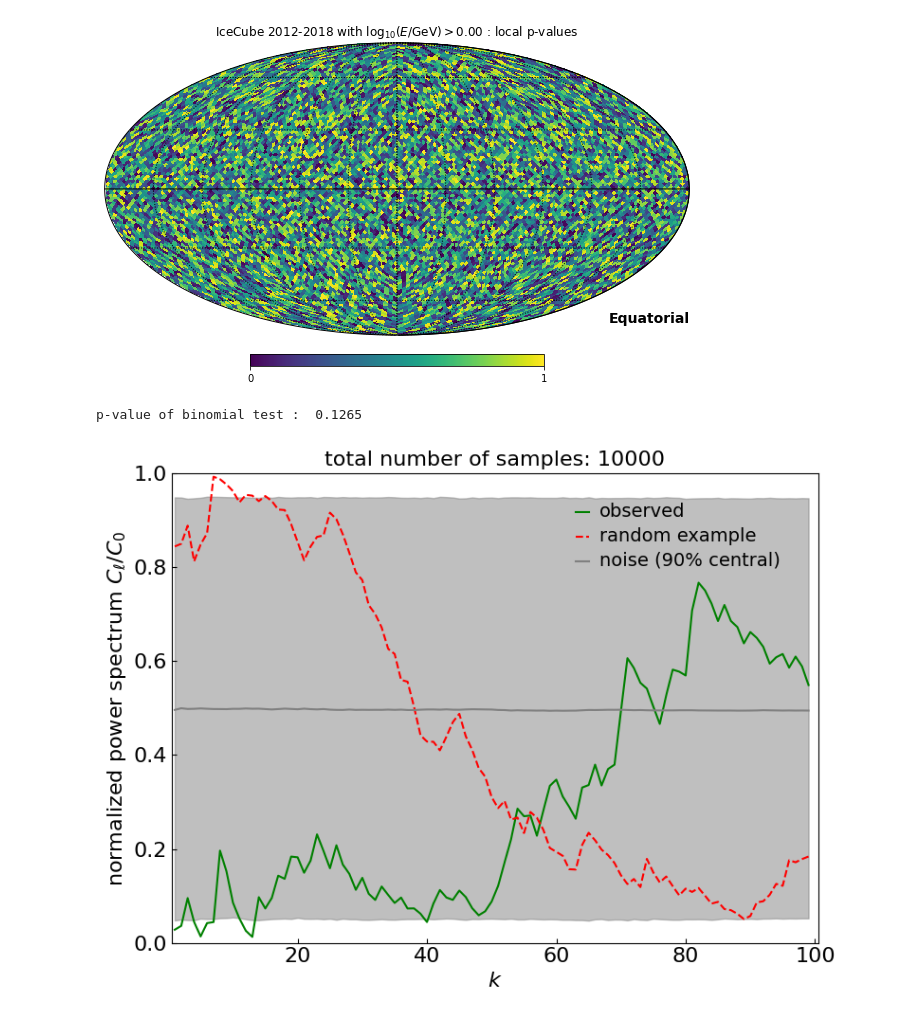
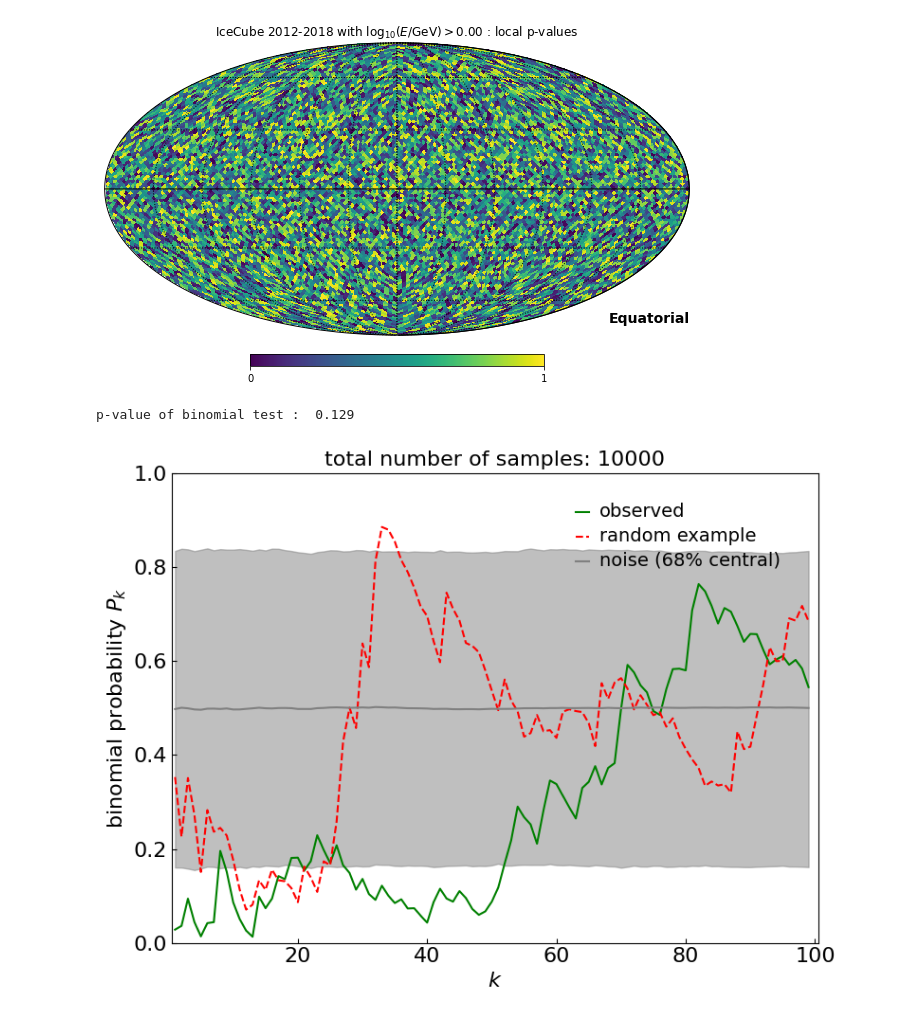
Before and after one commit to mahlers77/KSETA2023, a Jupyter notebook: IceCube_allsky.ipynb, the cells around one changed output. Cells and saved outputs as stored; diff of their text form; code cells hidden in the pictures.

```diff
--- a/IceCube_allsky.ipynb
+++ b/IceCube_allsky.ipynb
@@ -80,7 +80,7 @@ The interval between parallels is 30 deg -0.00'.
 The interval between meridians is 30 deg -0.00'.
 [figure]
 # %%
-nsideHIGH = 256
+nsideHIGH = 512
 high_res_map = H.ud_grade(eventmap,nsideHIGH)
 LMAX = 4*nsideHIGH
 
@@ -171,48 +171,45 @@ log_binomial_test = np.array(log_binomial_test)
 Pk_random = np.array(Pk_random)
 
 Pk50 = [mean(Pk_random.transpose()[i-1]) for i in range(1,100)]
-Pk95 = [np.quantile(Pk_random.transpose()[i-1],0.95) for i in range(1,100)]
-Pk5 = [np.quantile(Pk_random.transpose()[i-1],0.05) for i in range(1,100)]
+Pk84 = [np.quantile(Pk_random.transpose()[i-1],0.84) for i in range(1,100)]
+Pk16 = [np.quantile(Pk_random.transpose()[i-1],0.16) for i in range(1,100)]
 
 pvalue_BT = len(log_binomial_test[log_binomial_test > log_binomial_test_obs])/len(log_binomial_test)
 print('p-value of binomial test : ',pvalue_BT)
 # %% [output]
-p-value of binomial test :  0.1265
+p-value of binomial test :  0.129
 # %%
 # plot histograms of simulation
 
 fig = figure(dpi=100,tight_layout=True,figsize=(8, 6))
 ax = fig.add_subplot(1,1,1)
 xlim([0.5,100.5])
 ylim([0,1])
 
 title(r'total number of samples: ' + str(RUNS),fontsize=16)
 xlabel(r'$k$',fontsize=16)
-ylabel(r'normalized power spectrum $C_\ell/C_0$',fontsize=16)
+ylabel(r'binomial probability $P_k$',fontsize=16)
 ax.tick_params(axis='both',which='both',direction='in')
 
 for tick in ax.xaxis.get_major_ticks() :
     tick.label.set_fontsize(16)
 
 for tick in ax.yaxis.get_major_ticks() :
     tick.label.set_fontsize(16)
 
-#ax.set_yscale('log')
-
 x = np.arange(1,100,1)
 
-#scatter(x,Cltrue[1:21],color='red',label=r'input map')
 plot(x,Pk_obs,color='green',label=r'observed')
 plot(x,Pk_random[0],color='red',linestyle="--",label=r'random example')
-plot(x,Pk50,color='gray',label=r'noise (90% central)')
-ax.fill_between(x,Pk5,Pk95,color='gray',alpha=0.5)
+plot(x,Pk50,color='gray',label=r'noise (68% central)')
+ax.fill_between(x,Pk16,Pk84,color='gray',alpha=0.5)
 
 leg = plt.legend(bbox_to_anchor=(0.95, 0.95), loc=1, borderaxespad=0.,fancybox=False,\
                  framealpha=0.0,frameon=True,numpoints=1, scatterpoints = 1,handlelength=1)
 for t in leg.get_texts() :
     t.set_fontsize(14)
 
 plt.show()
 # %% [output]
-[figure, old version]
+[figure, new version]
 # %%
```
Also changed, not shown: parts of 2 cells of this notebook, 2 other files.
